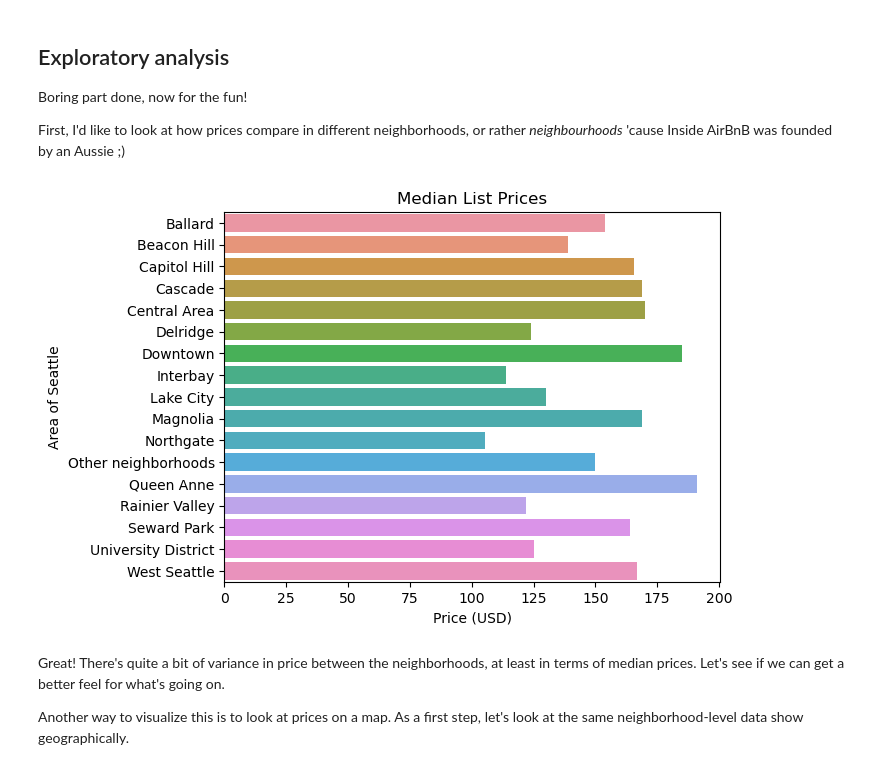
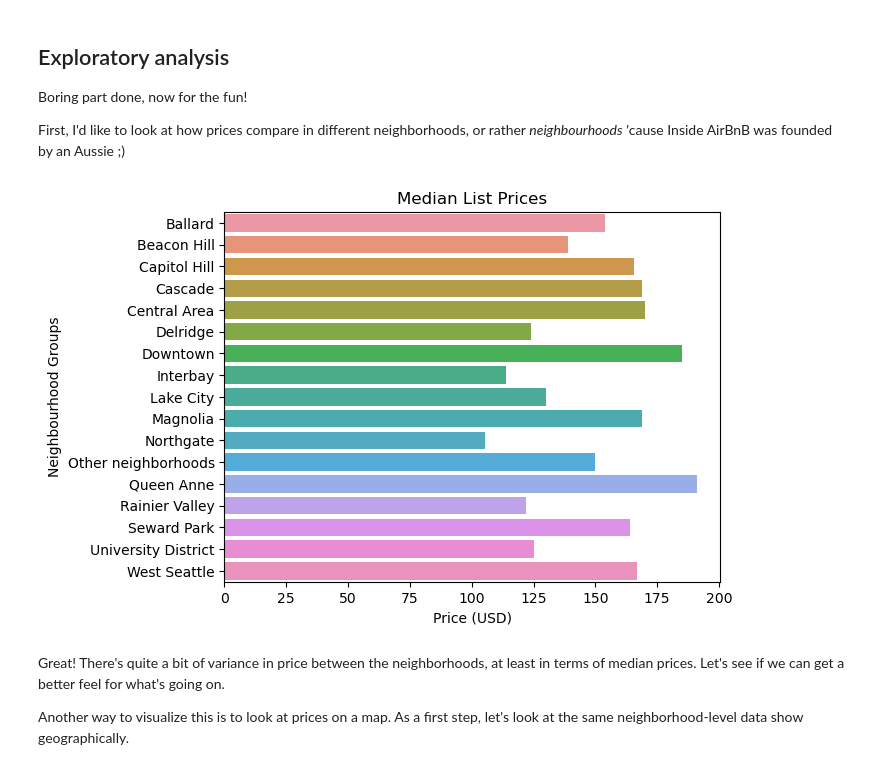
Before and after one commit to epistemetrica/udacity-blog-post-project, a Jupyter notebook: apw-blog-project.ipynb, the cells around one changed output. Saved outputs shown, nothing was run; the diff lists cells and outputs as text; code cells hidden in the pictures.

```diff
--- a/apw-blog-project.ipynb
+++ b/apw-blog-project.ipynb
@@ -168,13 +168,13 @@ Boring part done, now for the fun!
 First, I'd like to look at how prices compare in different neighborhoods, or rather _neighbourhoods_ 'cause Inside AirBnB was founded by an Aussie ;)
 # %%
 #obtain median values by neighborhood
-df = listings_df[['neighbourhood_group_cleansed','price']].groupby('neighbourhood_group_cleansed', as_index=False).median()
+neighbourhood_group_prices = listings_df[['neighbourhood_group_cleansed','price']].groupby('neighbourhood_group_cleansed', as_index=False).median()
 
 #plot in seaborn
-p = sns.barplot(y= 'neighbourhood_group_cleansed', x= 'price', data=df)
-p.set(ylabel='Area of Seattle', xlabel='Price (USD)', title= 'Median List Prices');
+p = sns.barplot(y= 'neighbourhood_group_cleansed', x= 'price', data=neighbourhood_group_prices)
+p.set(ylabel='Neighbourhood Groups', xlabel='Price (USD)', title= 'Median List Prices');
 # %% [output]
-[figure, old version]
+[figure, new version]
 # %% [markdown]
 Great! There's quite a bit of variance in price between the neighborhoods, at least in terms of median prices. Let's see if we can get a better feel for what's going on.
 
```
Also changed, not shown: parts of 6 cells of this notebook.
